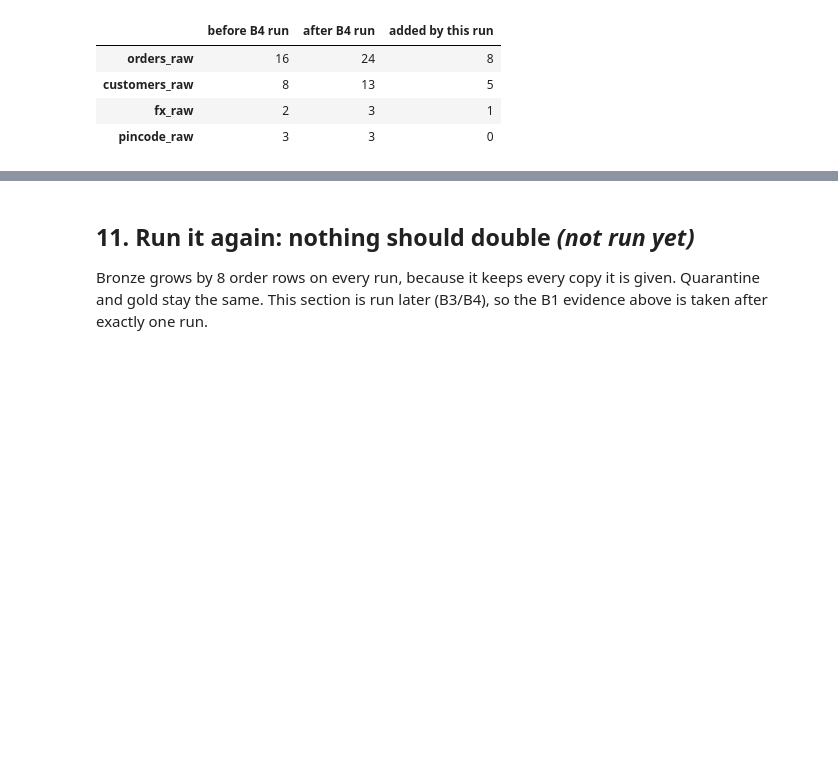
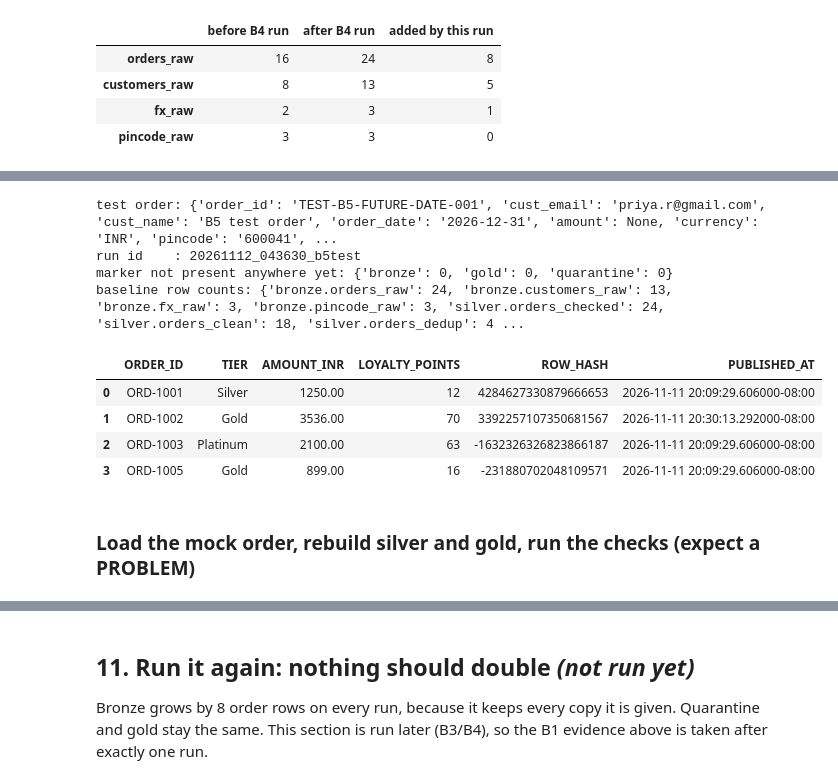
Before and after one commit to Ravikumar-2016/freshcart-pipelines, a Jupyter notebook: elt/freshcart_elt.ipynb, the cells around one changed output, grey strips where cells are left out. Saved outputs shown, nothing was run; the diff lists cells and outputs as text; code cells hidden in the pictures; blank space fills up the shorter version.

```diff
--- a/elt/freshcart_elt.ipynb
+++ b/elt/freshcart_elt.ipynb
@@ -578,0 +616,36 @@ this run added 8 order rows, 5 CRM rows (the 4 old events + the new one), 1 FX r
+# %%
+from datetime import datetime, timezone
+
+TEST_ORDER_ID = "TEST-B5-FUTURE-DATE-001"
+TEST_RUN_ID = datetime.now(timezone.utc).strftime("%Y%m%d_%H%M%S") + "_b5test"
+test_order = {"order_id": TEST_ORDER_ID, "cust_email": "priya.r@gmail.com", "cust_name": "B5 test order",
+              "order_date": "2026-12-31", "amount": None, "currency": "INR", "pincode": "600041",
+              "updated_at": "2026-11-12 09:00:00"}
+
+tables = ["bronze.orders_raw", "bronze.customers_raw", "bronze.fx_raw", "bronze.pincode_raw", "silver.orders_checked",
+          "silver.orders_clean", "silver.orders_dedup", "silver.orders_enriched", "dim.customers_scd2", "ref.fx_daily",
+          "ref.pincode_geo", "quarantine.orders", "gold.fct_orders"]
+baseline = {t: q(f"SELECT COUNT(*) FROM {t}") for t in tables}
+baseline_gold = fc.show("SELECT order_id, tier, amount_inr, loyalty_points, row_hash, published_at FROM gold.fct_orders ORDER BY order_id")
+
+traces = {"bronze": q(f"SELECT COUNT(*) FROM bronze.orders_raw WHERE raw:order_id::STRING = '{TEST_ORDER_ID}' OR run_id = '{TEST_RUN_ID}'"),
+          "gold": q(f"SELECT COUNT(*) FROM gold.fct_orders WHERE order_id = '{TEST_ORDER_ID}'"),
+          "quarantine": q(f"SELECT COUNT(*) FROM quarantine.orders WHERE order_id = '{TEST_ORDER_ID}'")}
+assert set(traces.values()) == {0}, f"the marker already exists somewhere: {traces}"
+print("test order:", test_order)
+print("run id    :", TEST_RUN_ID)
+print("marker not present anywhere yet:", traces)
+print("baseline row counts:", baseline)
+baseline_gold
+# %% [output]
+test order: {'order_id': 'TEST-B5-FUTURE-DATE-001', 'cust_email': 'priya.r@gmail.com', 'cust_name': 'B5 test order', 'order_date': '2026-12-31', 'amount': None, 'currency': 'INR', 'pincode': '600041', ...
+run id    : 20261112_043630_b5test
+marker not present anywhere yet: {'bronze': 0, 'gold': 0, 'quarantine': 0}
+baseline row counts: {'bronze.orders_raw': 24, 'bronze.customers_raw': 13, 'bronze.fx_raw': 3, 'bronze.pincode_raw': 3, 'silver.orders_checked': 24, 'silver.orders_clean': 18, 'silver.orders_dedup': 4 ...
+|  | ORDER_ID | TIER | AMOUNT_INR | LOYALTY_POINTS | ROW_HASH | PUBLISHED_AT |
+| 0 | ORD-1001 | Silver | 1250.00 | 12 | 4284627330879666653 | 2026-11-11 20:09:29.606000-08:00 |
+| 1 | ORD-1002 | Gold | 3536.00 | 70 | 3392257107350681567 | 2026-11-11 20:30:13.292000-08:00 |
+| 2 | ORD-1003 | Platinum | 2100.00 | 63 | -1632326326823866187 | 2026-11-11 20:09:29.606000-08:00 |
+| 3 | ORD-1005 | Gold | 899.00 | 16 | -231880702048109571 | 2026-11-11 20:09:29.606000-08:00 |
+# %% [markdown]
+### Load the mock order, rebuild silver and gold, run the checks (expect a PROBLEM)
```
Also changed, not shown: parts of 11 cells of this notebook, 8 other files.
